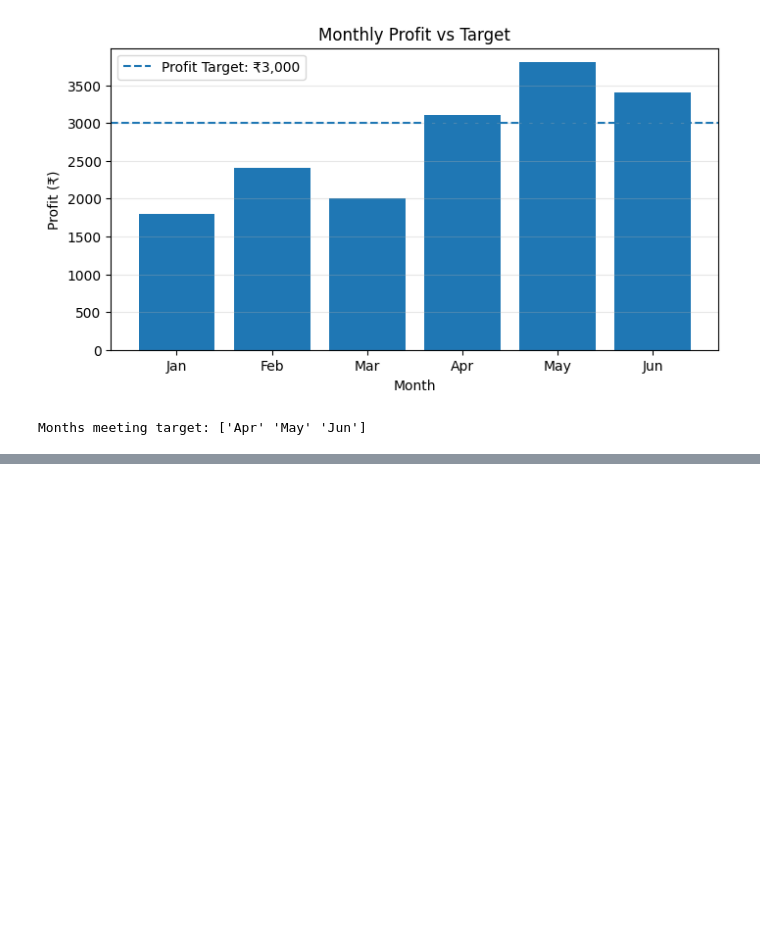
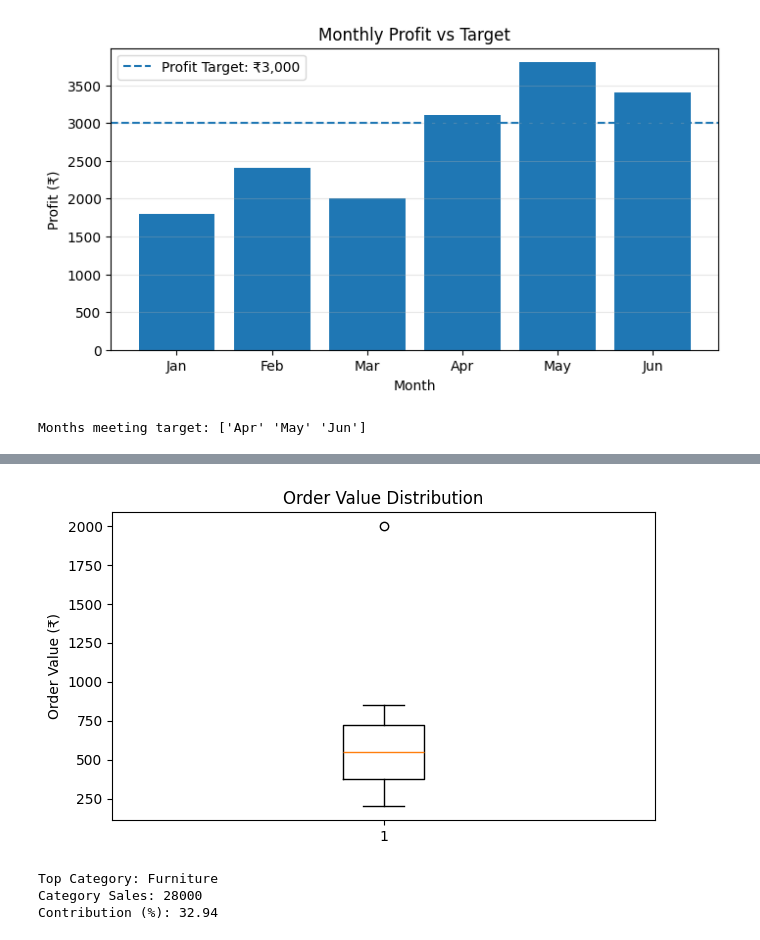
Before and after one commit to ivaibhavpawar1045/Python-Data-Analytics, a Jupyter notebook: 32_Advanced_Matlotlib/practice.ipynb, the cells around one changed output, grey strips where cells are left out. Saved outputs shown, nothing was run; the diff lists cells and outputs as text; code cells hidden in the pictures; blank space fills up the shorter version.

```diff
--- a/32_Advanced_Matlotlib/practice.ipynb
+++ b/32_Advanced_Matlotlib/practice.ipynb
@@ -136,0 +176,31 @@ Months meeting target: ['Apr' 'May' 'Jun']
+# %%
+# Box plot — order-value distribution
+order_values = np.array([
+    200, 250, 300, 350, 400,
+    450, 500, 550, 600, 650,
+    700, 750, 800, 850, 2000
+])
+
+plt.figure(figsize=(7, 4))
+
+plt.boxplot(order_values)
+
+plt.title("Order Value Distribution")
+plt.ylabel("Order Value (₹)")
+plt.show()
+# %% [output]
+[figure, added]
+# %%
+# Identify the highest-revenue category and its share of total sales.
+best_category_index = np.argmax(category_totals)
+
+print("Top Category:", categories[best_category_index])
+print("Category Sales:", category_totals[best_category_index])
+print(
+    "Contribution (%):",
+    round(category_totals[best_category_index] / category_totals.sum() * 100, 2)
+)
+# %% [output]
+Top Category: Furniture
+Category Sales: 28000
+Contribution (%): 32.94
```
Also changed, not shown: parts of 4 cells of this notebook.
